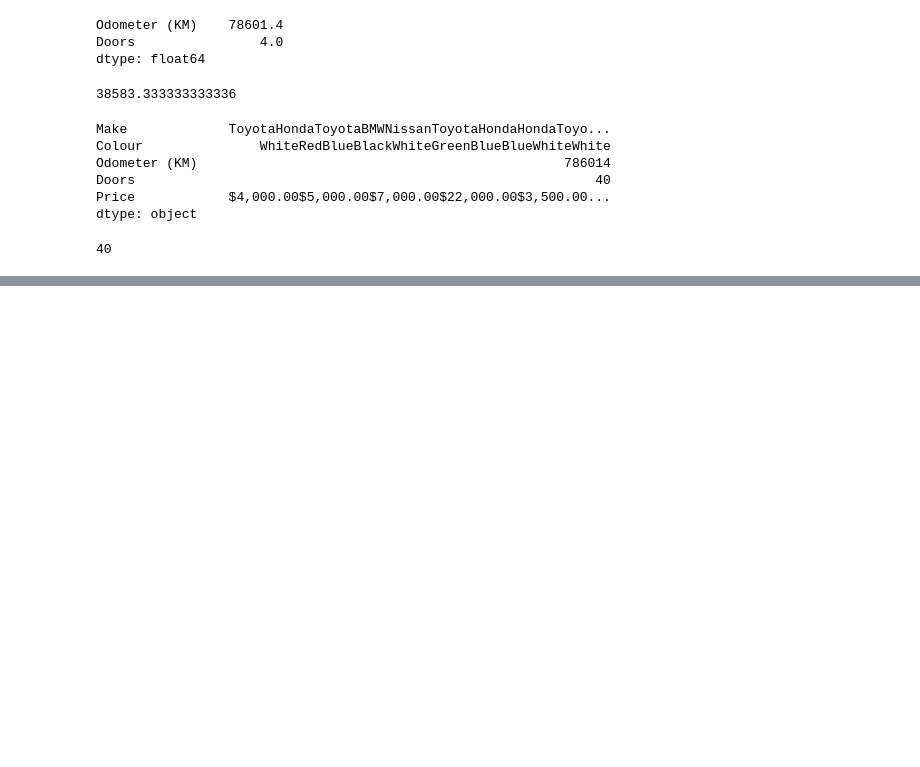
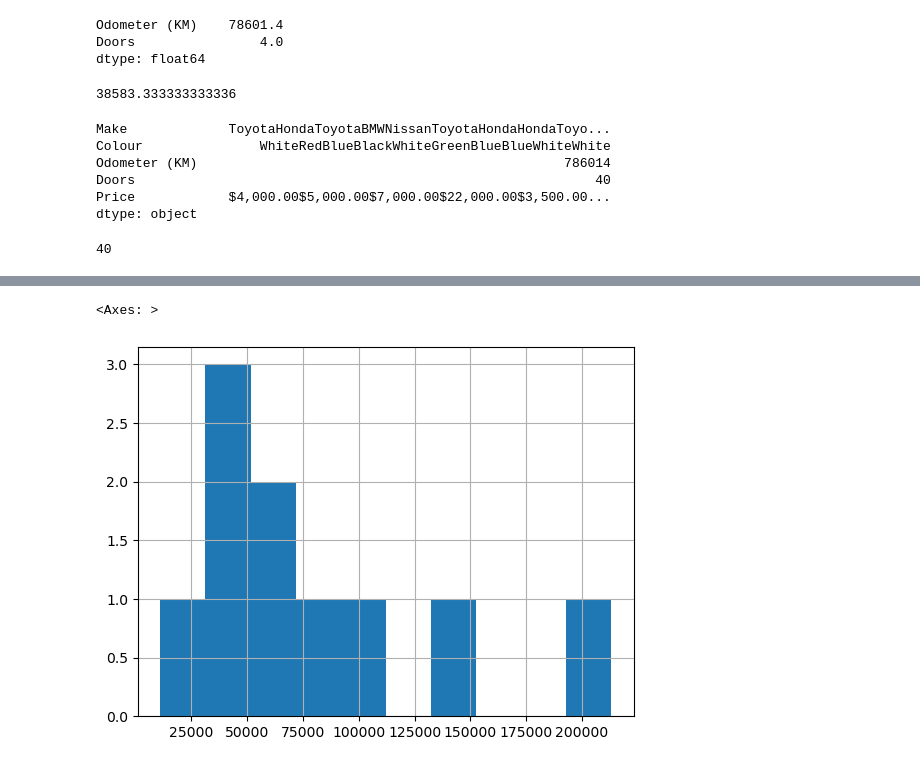
Before and after one commit to Juhasen/AI-MLtraining, a Jupyter notebook: notebooks/introduction-to-pandas.ipynb, the cells around one changed output, grey strips where cells are left out. Saved outputs shown, nothing was run; the diff lists cells and outputs as text; code cells hidden in the pictures; blank space fills up the shorter version.

```diff
--- a/notebooks/introduction-to-pandas.ipynb
+++ b/notebooks/introduction-to-pandas.ipynb
@@ -165,0 +367,5 @@ len(
+# %%
+car_sales["Odometer (KM)"].hist()
+# %% [output]
+<Axes: >
+[figure, added]
```
Also changed, not shown: parts of 38 cells of this notebook.
